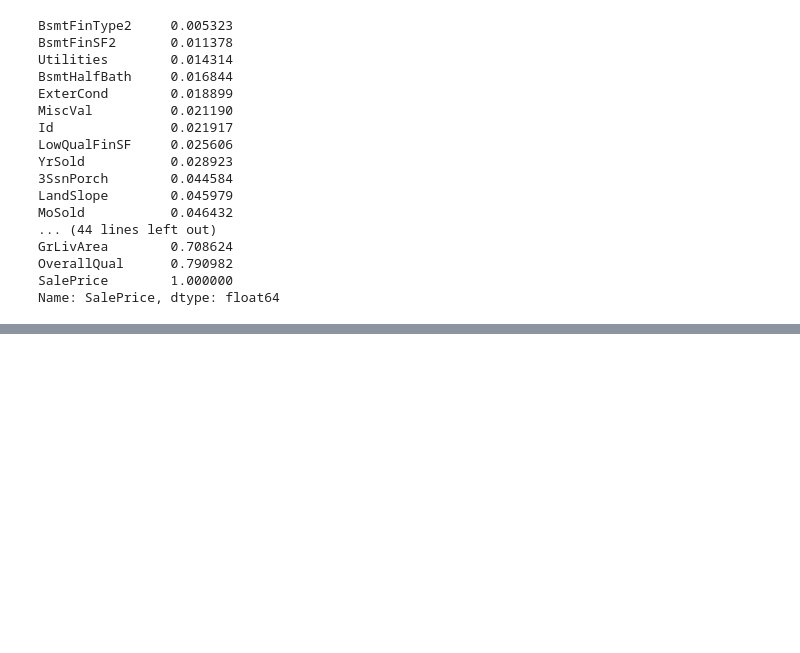
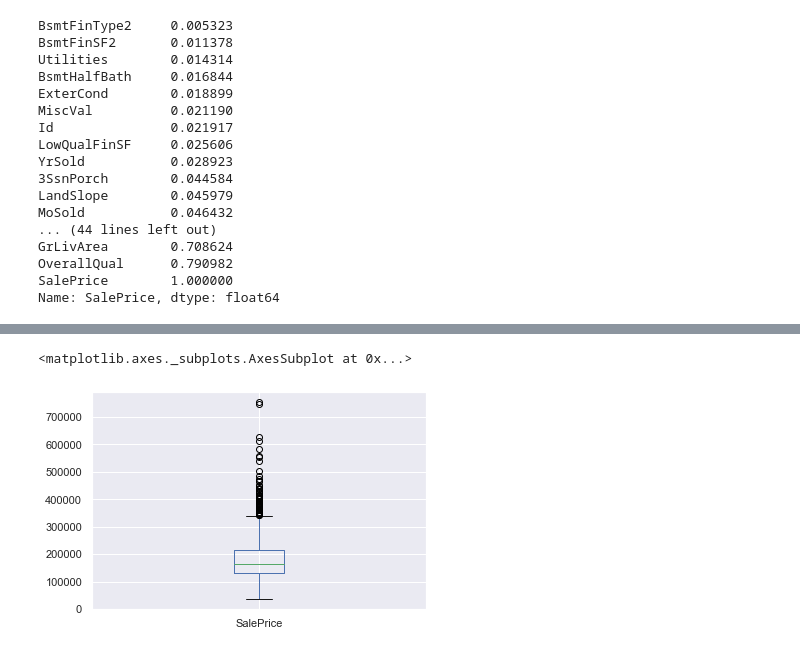
Before and after one commit to gilaniasher/kaggle-house-regression-challenge, a Jupyter notebook: Asher_Exploration.ipynb, the cells around one changed output, grey strips where cells are left out. Saved outputs shown, nothing was run; the diff lists cells and outputs as text; code cells hidden in the pictures; blank space fills up the shorter version.

```diff
--- a/Asher_Exploration.ipynb
+++ b/Asher_Exploration.ipynb
@@ -254,0 +351,5 @@ Name: SalePrice, dtype: float64
+# %%
+df.SalePrice.plot.box()
+# %% [output]
+<matplotlib.axes._subplots.AxesSubplot at 0x...>
+[figure, added]
```
Also changed, not shown: parts of 10 cells of this notebook.
